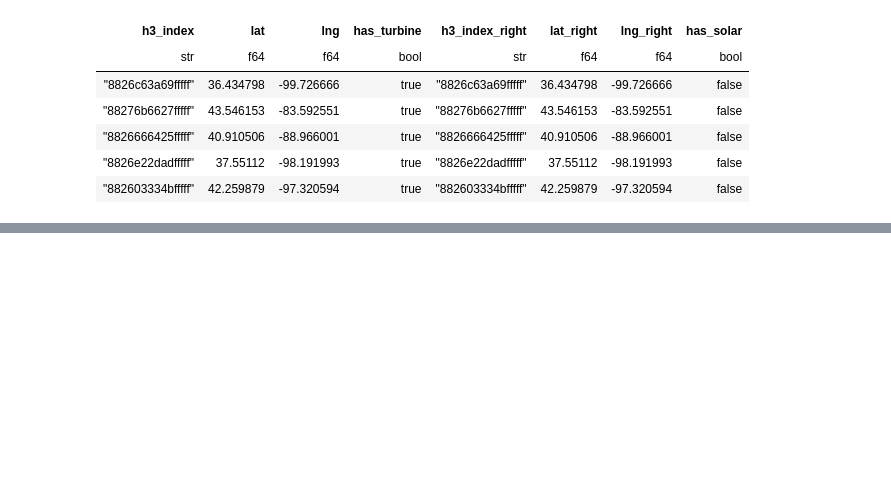
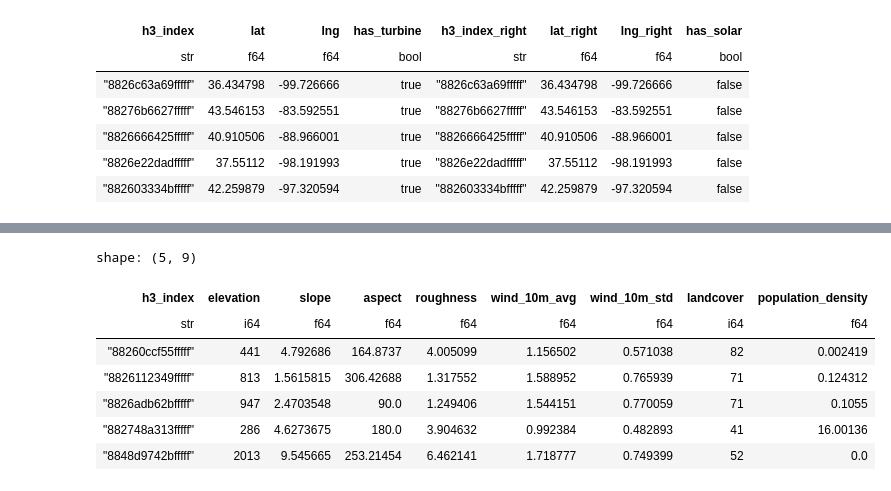
Before and after one commit to Luke-Pitstick/renewably, a Jupyter notebook: src/python/ml/notebooks/nn/model.ipynb, the cells around one changed output, grey strips where cells are left out. Saved outputs shown, nothing was run; the diff lists cells and outputs as text; code cells hidden in the pictures; blank space fills up the shorter version.

```diff
--- a/src/python/ml/notebooks/nn/model.ipynb
+++ b/src/python/ml/notebooks/nn/model.ipynb
@@ -85,0 +972,18 @@ shape: (2, 2)
+# %%
+export_dir = Path("/Users/lukepitstick/Projects/hackathon/renewably/src/python/ml/data/renewably_exports")
+
+data_df = pl.concat(
+  [pl.read_csv(path) for path in export_dir.glob("gee_features_*_batch_*.csv")],
+  how="diagonal_relaxed",
+).unique(subset=["h3_index"], keep="last")
+# %%
+data_df.head()
+# %% [output]
+shape: (5, 9)
+| h3_index | elevation | slope | aspect | roughness | wind_10m_avg | wind_10m_std | landcover | population_density |
+| str | i64 | f64 | f64 | f64 | f64 | f64 | i64 | f64 |
+| "88260ccf55fffff" | 441 | 4.792686 | 164.8737 | 4.005099 | 1.156502 | 0.571038 | 82 | 0.002419 |
+| "8826112349fffff" | 813 | 1.5615815 | 306.42688 | 1.317552 | 1.588952 | 0.765939 | 71 | 0.124312 |
+| "8826adb62bfffff" | 947 | 2.4703548 | 90.0 | 1.249406 | 1.544151 | 0.770059 | 71 | 0.1055 |
+| "882748a313fffff" | 286 | 4.6273675 | 180.0 | 3.904632 | 0.992384 | 0.482893 | 41 | 16.00136 |
+| "8848d9742bfffff" | 2013 | 9.545665 | 253.21454 | 6.462141 | 1.718777 | 0.749399 | 52 | 0.0 |
```
Also changed, not shown: parts of 18 cells of this notebook, 6 other files.
